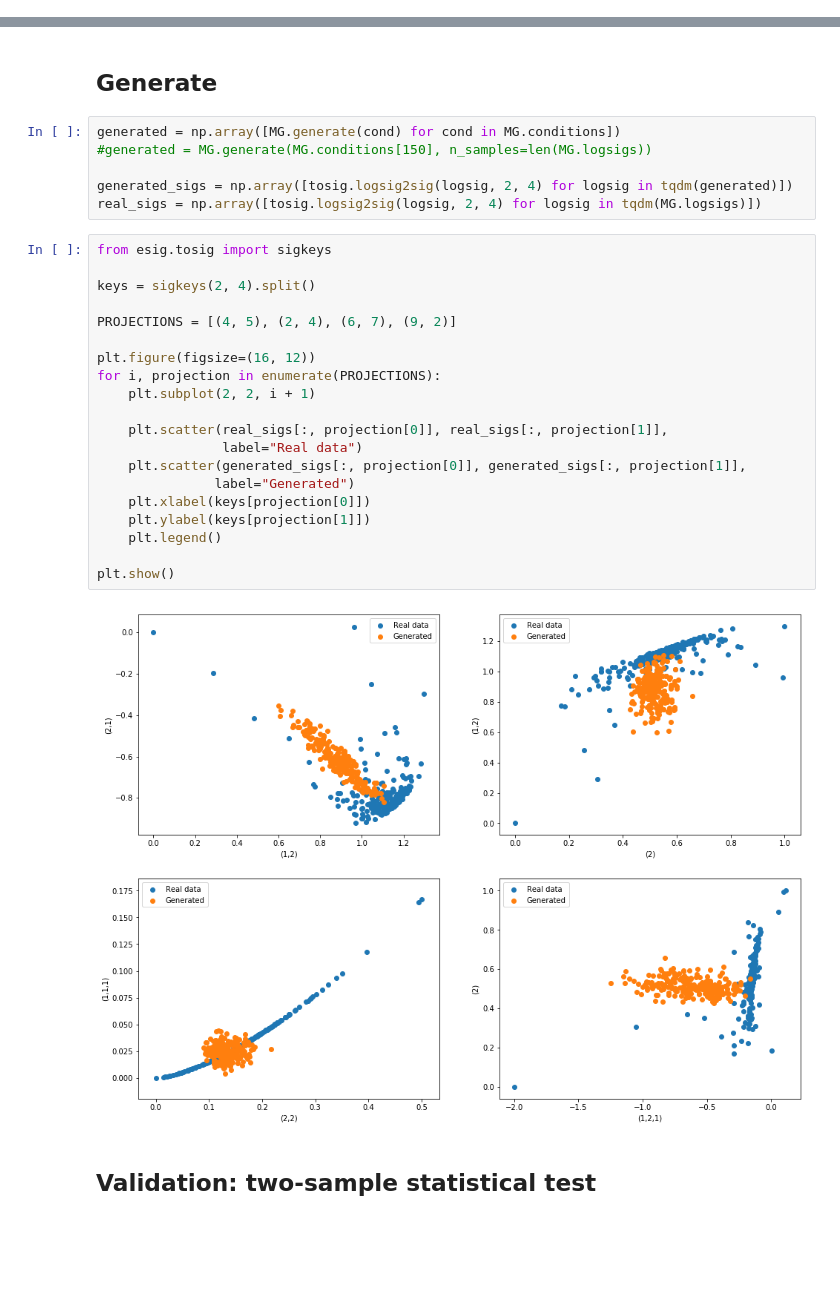
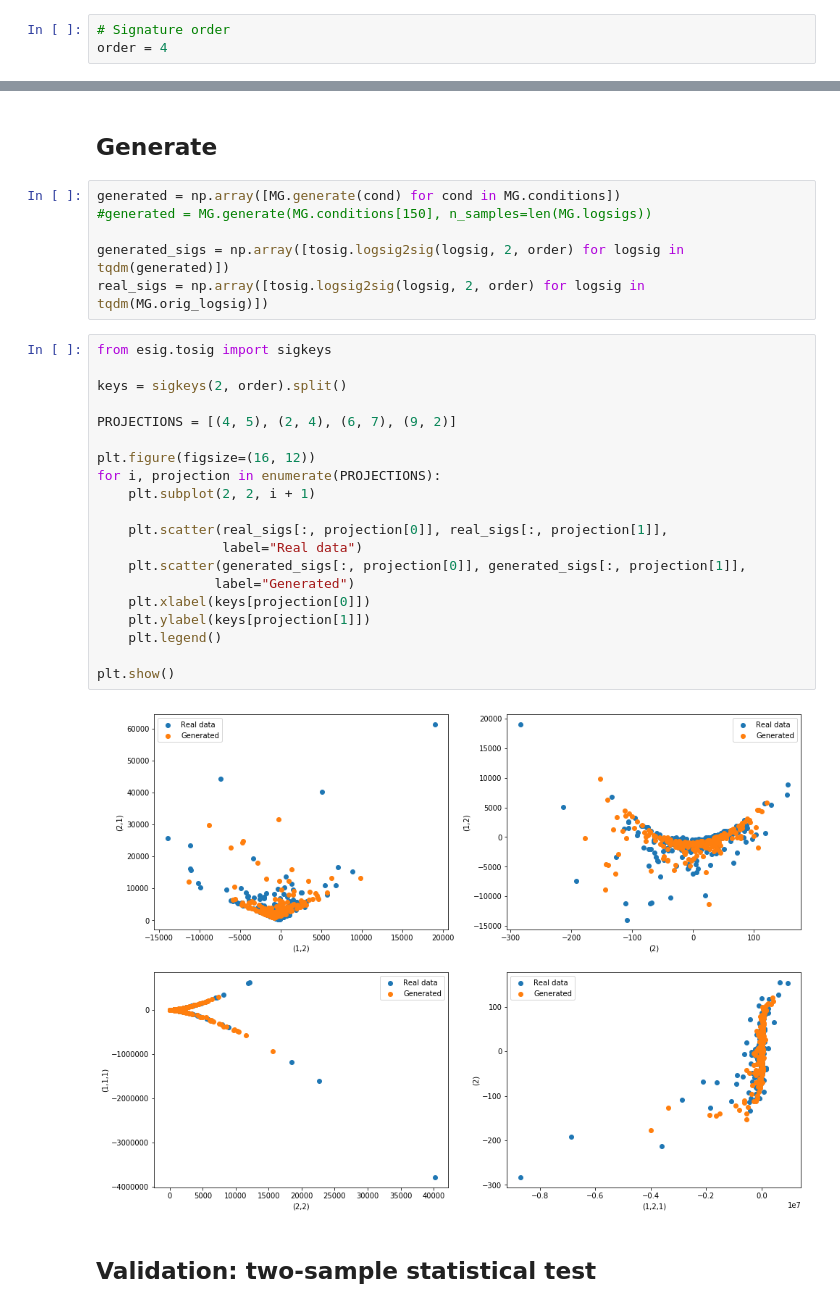
Before and after one commit to imanolperez/market_simulator, a Jupyter notebook: notebooks/market_generator.ipynb, the cells around one changed output, grey strips where cells are left out. Saved outputs shown, nothing was run; the diff lists cells and outputs as text; blank space fills up the shorter version.

```diff
--- a/notebooks/market_generator.ipynb
+++ b/notebooks/market_generator.ipynb
@@ -16,3 +12,6 @@ importlib.reload(market_generator)
+# %%
+# Signature order
+order = 4
 # %% [markdown]
 ## Load monthly paths
 # %%
@@ -39,29 +59,29 @@ MG.train()
 generated = np.array([MG.generate(cond) for cond in MG.conditions])
 #generated = MG.generate(MG.conditions[150], n_samples=len(MG.logsigs))
 
-generated_sigs = np.array([tosig.logsig2sig(logsig, 2, 4) for logsig in tqdm(generated)])
-real_sigs = np.array([tosig.logsig2sig(logsig, 2, 4) for logsig in tqdm(MG.logsigs)])
+generated_sigs = np.array([tosig.logsig2sig(logsig, 2, order) for logsig in tqdm(generated)])
+real_sigs = np.array([tosig.logsig2sig(logsig, 2, order) for logsig in tqdm(MG.orig_logsig)])
 # %%
 from esig.tosig import sigkeys
 
-keys = sigkeys(2, 4).split()
+keys = sigkeys(2, order).split()
 
 PROJECTIONS = [(4, 5), (2, 4), (6, 7), (9, 2)]
 
 plt.figure(figsize=(16, 12))
 for i, projection in enumerate(PROJECTIONS):
     plt.subplot(2, 2, i + 1)
 
     plt.scatter(real_sigs[:, projection[0]], real_sigs[:, projection[1]],
                 label="Real data")
     plt.scatter(generated_sigs[:, projection[0]], generated_sigs[:, projection[1]],
                label="Generated")
     plt.xlabel(keys[projection[0]])
     plt.ylabel(keys[projection[1]])
     plt.legend()
 
 plt.show()
 # %% [output]
-[figure, old version]
+[figure, new version]
 # %% [markdown]
 ## Validation: two-sample statistical test
```
Also changed, not shown: parts of 11 cells of this notebook, 4 other files.
